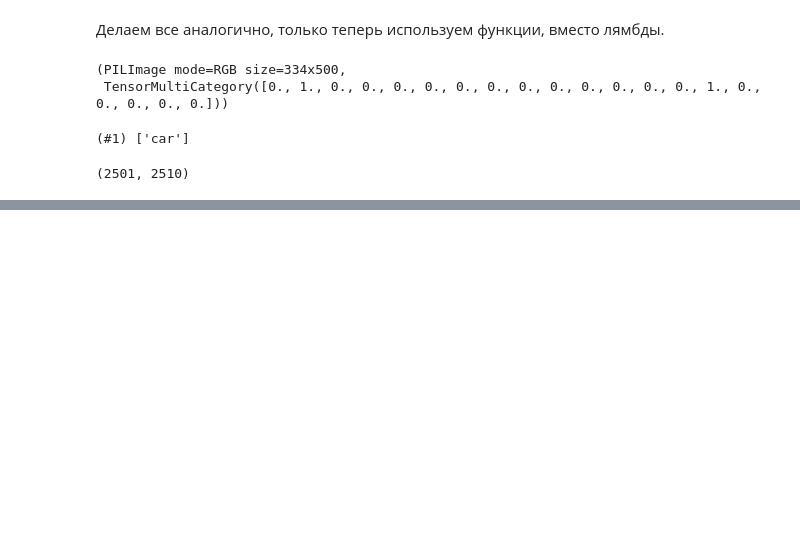
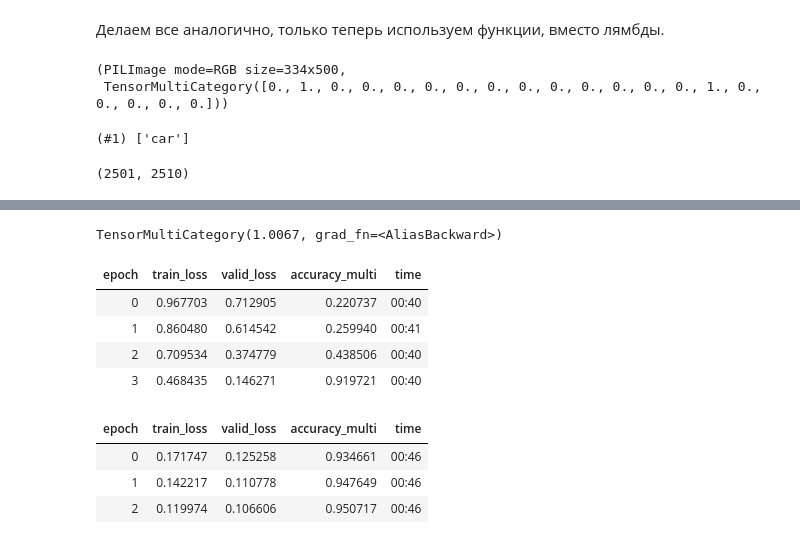
Before and after one commit to Kisaua/fastai-colab-learning, a Jupyter notebook: 06_multicat.ipynb, the cells around one changed output, grey strips where cells are left out. Saved outputs shown, nothing was run; the diff lists cells and outputs as text; code cells hidden in the pictures; blank space fills up the shorter version.

```diff
--- a/06_multicat.ipynb
+++ b/06_multicat.ipynb
@@ -101,0 +146,6 @@ dls.show_batch(nrows=3, ncols=3)
+# %%
+loss_func = nn.BCEWithLogitsLoss()
+loss = loss_func(activs, y)
+loss
+# %% [output]
+TensorMultiCategory(1.0067, grad_fn=<AliasBackward>)
@@ -101,0 +164,13 @@ dls.show_batch(nrows=3, ncols=3)
+# %%
+learn = cnn_learner(dls, resnet50, metrics=partial(accuracy_multi, thresh=0.2))
+learn.fine_tune(3, base_lr=2e-3, freeze_epochs=4)
+# %% [output]
+| epoch | train_loss | valid_loss | accuracy_multi | time |
+| 0 | 0.967703 | 0.712905 | 0.220737 | 00:40 |
+| 1 | 0.860480 | 0.614542 | 0.259940 | 00:41 |
+| 2 | 0.709534 | 0.374779 | 0.438506 | 00:40 |
+| 3 | 0.468435 | 0.146271 | 0.919721 | 00:40 |
+| epoch | train_loss | valid_loss | accuracy_multi | time |
+| 0 | 0.171747 | 0.125258 | 0.934661 | 00:46 |
+| 1 | 0.142217 | 0.110778 | 0.947649 | 00:46 |
+| 2 | 0.119974 | 0.106606 | 0.950717 | 00:46 |
```
Also changed, not shown: parts of 15 cells of this notebook.
